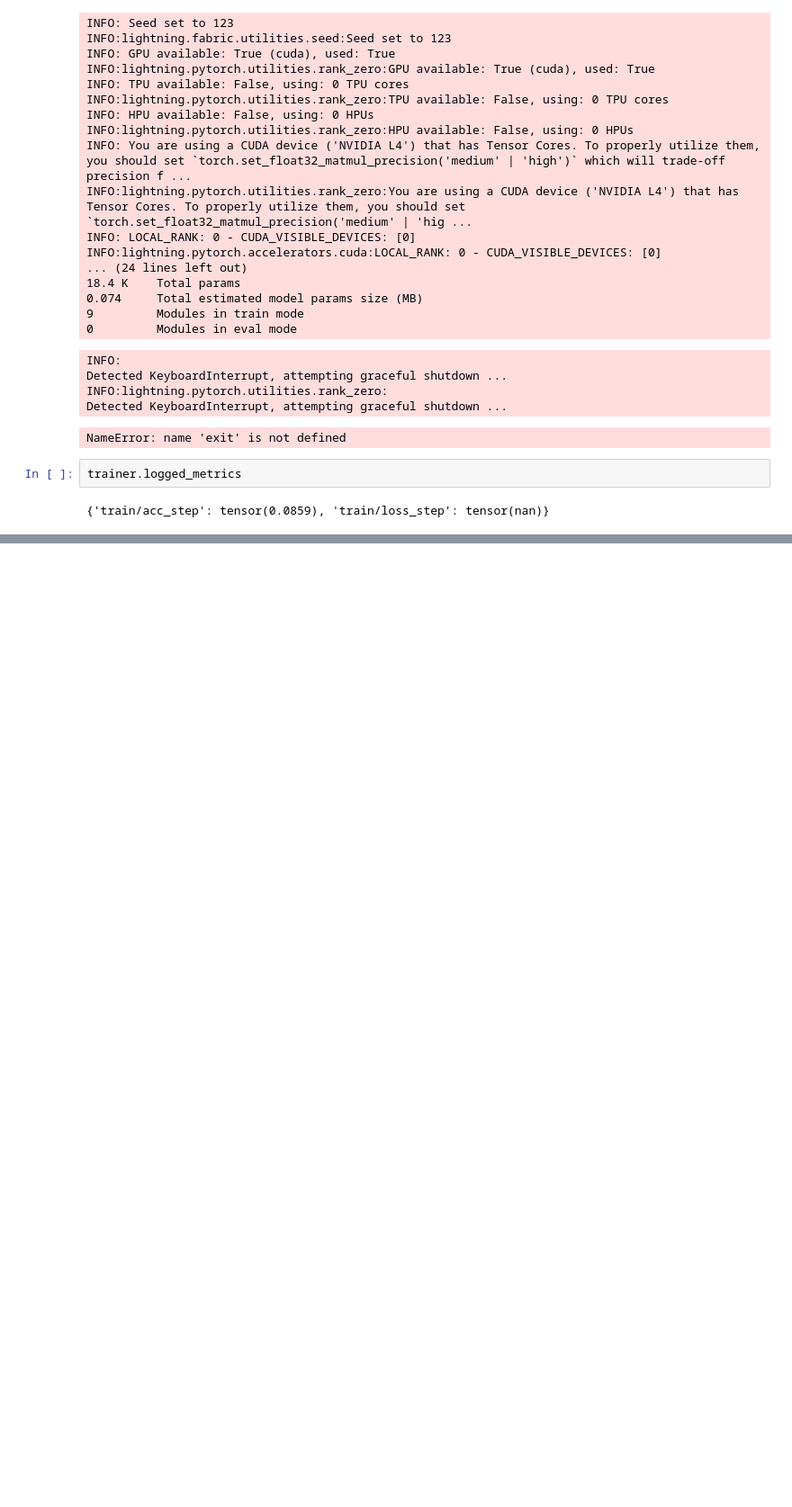
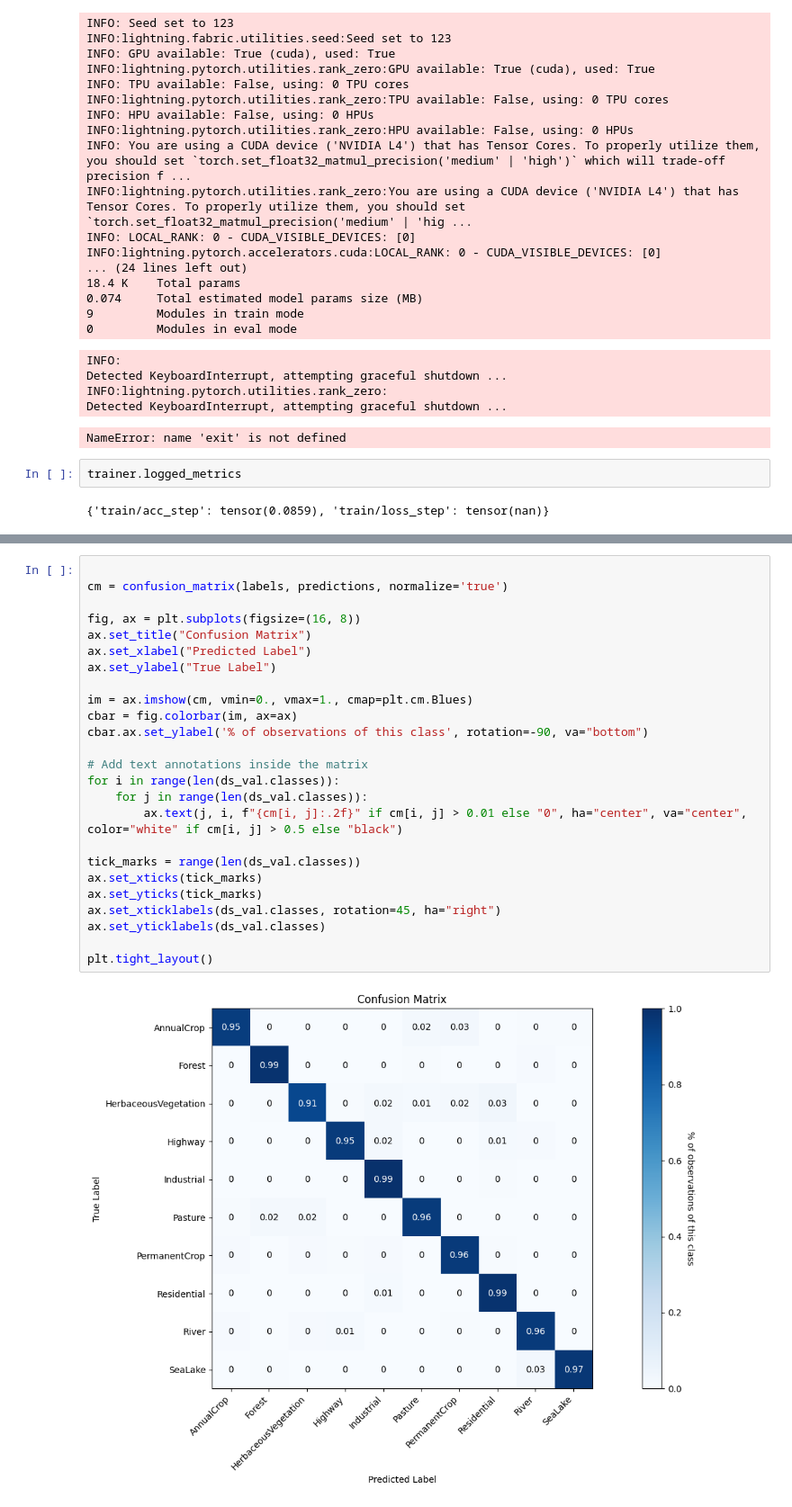
Before and after one commit to lukas-gysin/bverl-miniproject, a Jupyter notebook: notebooks/02_julian_exploration.ipynb, the cells around one changed output, grey strips where cells are left out. Shown at 90% size. Saved outputs shown, nothing was run; the diff lists cells and outputs as text; blank space fills up the shorter version.

```diff
--- a/notebooks/02_julian_exploration.ipynb
+++ b/notebooks/02_julian_exploration.ipynb
@@ -562,0 +999,27 @@ trainer.logged_metrics
+# %%
+
+cm = confusion_matrix(labels, predictions, normalize='true')
+
+fig, ax = plt.subplots(figsize=(16, 8))
+ax.set_title("Confusion Matrix")
+ax.set_xlabel("Predicted Label")
+ax.set_ylabel("True Label")
+
+im = ax.imshow(cm, vmin=0., vmax=1., cmap=plt.cm.Blues)
+cbar = fig.colorbar(im, ax=ax)
+cbar.ax.set_ylabel('% of observations of this class', rotation=-90, va="bottom")
+
+# Add text annotations inside the matrix
+for i in range(len(ds_val.classes)):
+    for j in range(len(ds_val.classes)):
+        ax.text(j, i, f"{cm[i, j]:.2f}" if cm[i, j] > 0.01 else "0", ha="center", va="center", color="white" if cm[i, j] > 0.5 else "black")
+
+tick_marks = range(len(ds_val.classes))
+ax.set_xticks(tick_marks)
+ax.set_yticks(tick_marks)
+ax.set_xticklabels(ds_val.classes, rotation=45, ha="right")
+ax.set_yticklabels(ds_val.classes)
+
+plt.tight_layout()
+# %% [output]
+[figure, added]
```
Also changed, not shown: parts of 13 cells of this notebook.
